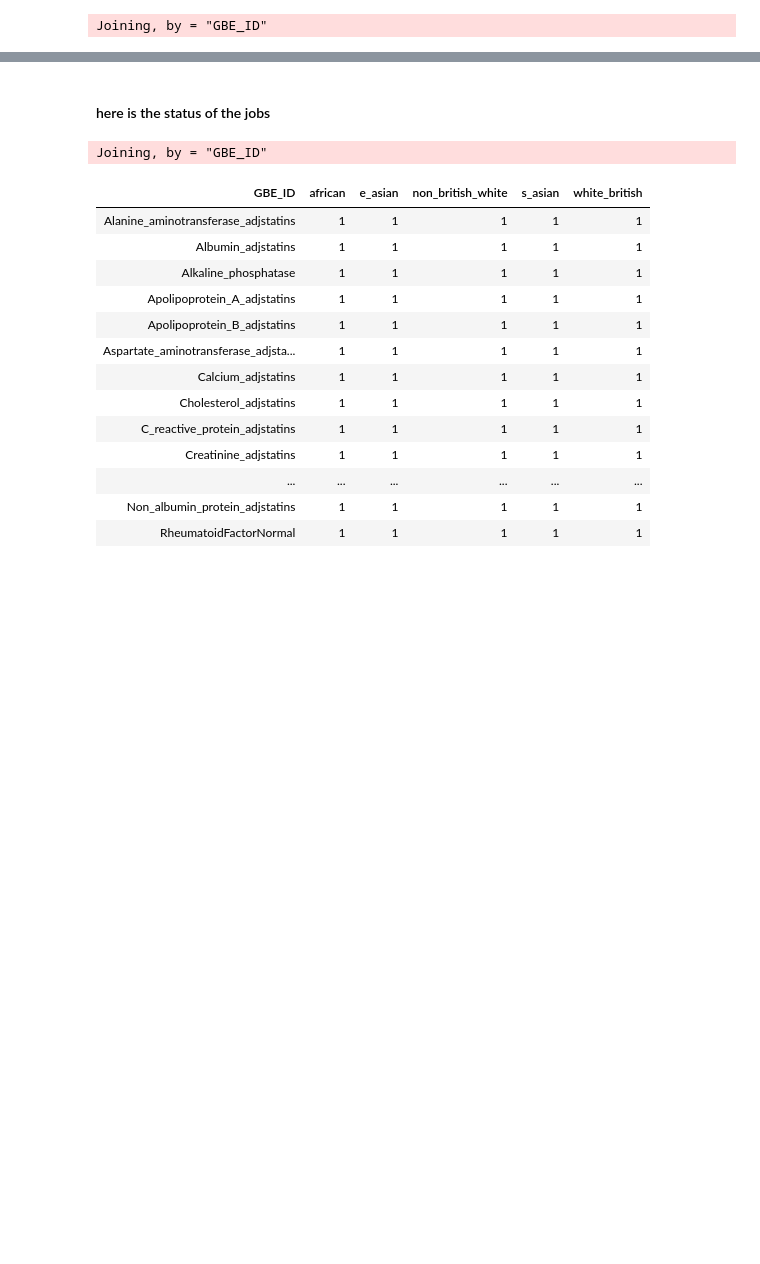
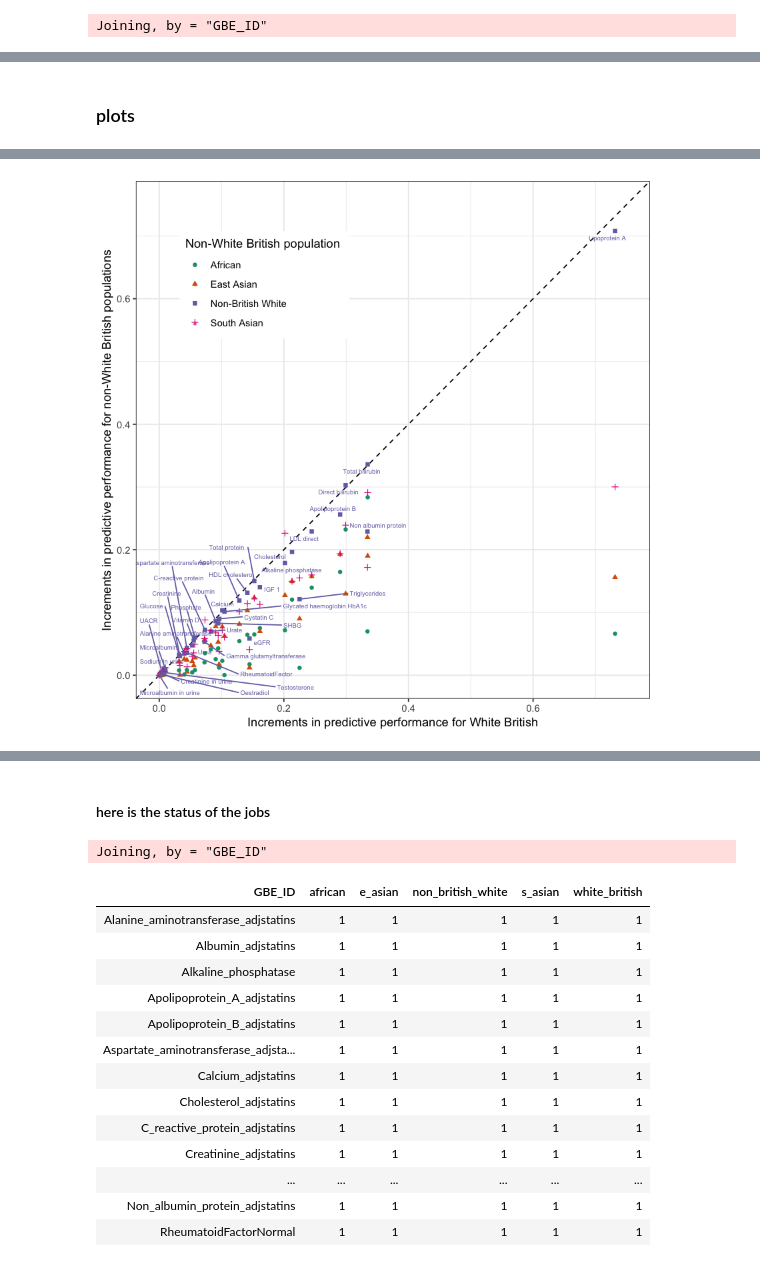
Before and after one commit to rivas-lab/PRS, a Jupyter notebook: notebook/20190407_biomarkers/snpnet_biomarkers_20190407.ipynb, the cells around one changed output, grey strips where cells are left out. Drawn from its saved outputs; the diff is of its cells as text; code cells hidden in the pictures; blank space fills up the shorter version.

```diff
--- a/notebook/20190407_biomarkers/snpnet_biomarkers_20190407.ipynb
+++ b/notebook/20190407_biomarkers/snpnet_biomarkers_20190407.ipynb
@@ -123,0 +152,3 @@ labs(
+# %%
+df_tabulated <- df %>% compute_delta() %>% format_labels() %>% mutate(Phenotype = label) %>% spread(features, R_or_AUC) %>%
+select(Phenotype, phe_type, Population, delta_R_or_AUC, Genotype_and_covariates, Covariates_only, Genotype_only)
@@ -123,0 +165,11 @@ labs(
+# %%
+df_tabulated_full <- df_tabulated %>% left_join(
+    df_tabulated_WB, by='Phenotype'
+) %>%
+mutate(
+    Relative_to_WB_delta_R_or_AUC          = 100 * delta_R_or_AUC          / WB_delta_R_or_AUC,
+    Relative_to_WB_Genotype_and_covariates = 100 * Genotype_and_covariates / WB_Genotype_and_covariates,
+    Relative_to_WB_Covariates_only         = 100 * Covariates_only         / WB_Covariates_only,
+    Relative_to_WB_Genotype_only           = 100 * Genotype_only           / WB_Genotype_only
+) %>%
+arrange(phe_type, Phenotype, Population)
@@ -123,0 +259,34 @@ labs(
+# %% [markdown]
+### plots
+# %%
+p2 <- df_tabulated_full %>%
+filter(Population != 'White British') %>%
+mutate(
+    label = if_else(Population == 'Non-British White', Phenotype, ''),
+) %>%
+rename(score = delta_R_or_AUC, WB_score = WB_delta_R_or_AUC) %>%
+select(Phenotype, Population, score, WB_score, label) %>%
+ggplot(aes(x = WB_score, y=score, color=Population, shape=Population, label=label))+
+theme_bw() +
+theme(
+    strip.text = element_text(size=7),
+    legend.position = c(0.25, 0.8)
+)+
+geom_abline(slope=1, intercept=0, linetype = "dashed") +
+geom_point(stat = 'identity') +
+xlim(0, .75) + ylim(0, .75) +
+labs(
+    x = 'Increments in predictive performance for White British',
+    y = 'Increments in predictive performance for non-White British populations',
+    color = 'Non-White British population',
+    shape = 'Non-White British population'
+) +
+ggrepel::geom_text_repel(size=2) +
+scale_color_brewer(palette="Dark2")
+# %%
+plot_width <- 7
+plot_height <- 7
+options(repr.plot.width=plot_width , repr.plot.height=plot_height)
+p2
+ggsave('snpnet-multi-ethnic-delta.png', width=plot_width, height=plot_height)
+# %% [output]
@@ -123,0 +298 @@ labs(
+[figure, added]
```
Also changed, not shown: parts of 26 cells of this notebook, 6 other files.
